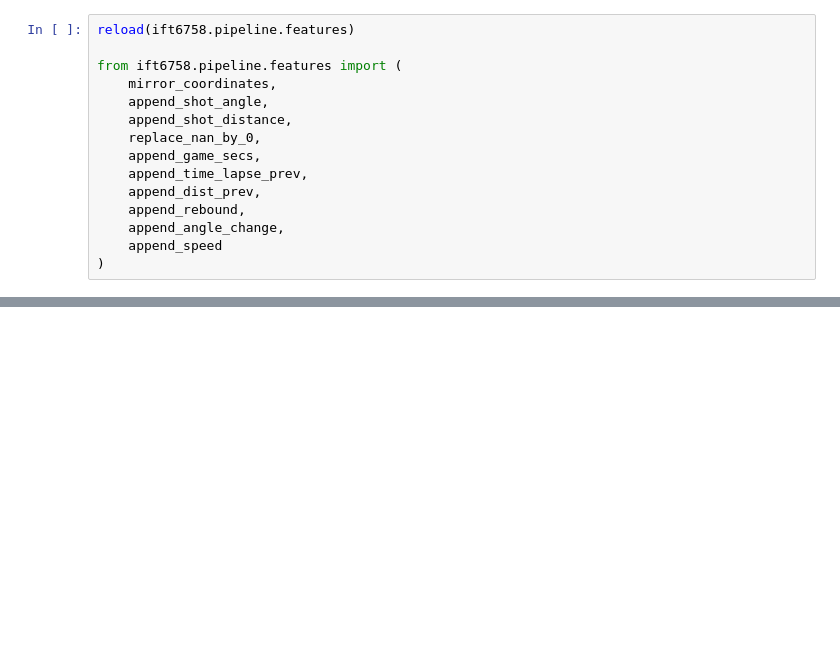
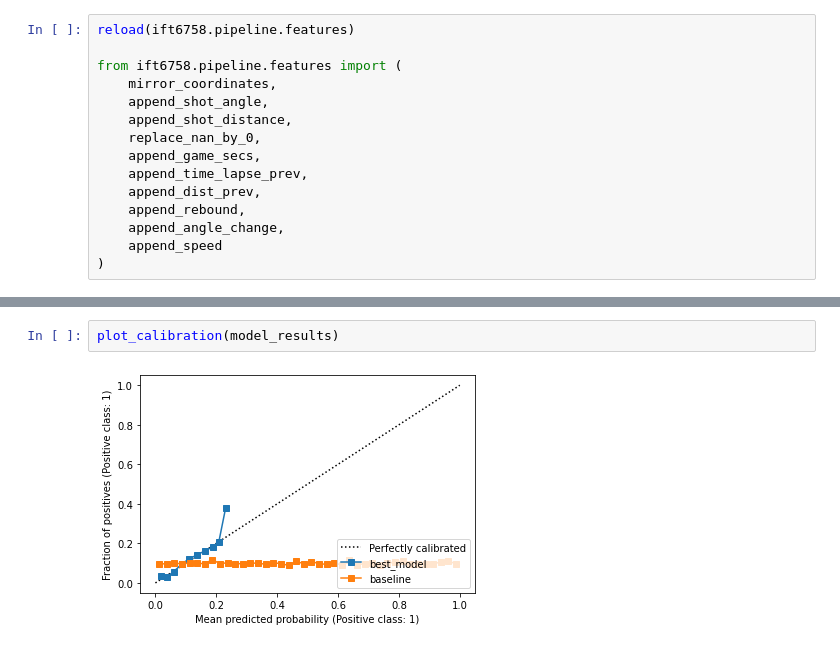
Before and after one commit to williamGlazer/IFT6758, a Jupyter notebook: notebooks/6.experiment_demo.ipynb, the cells around one changed output, grey strips where cells are left out. Cells and saved outputs as stored; diff of their text form; blank space fills up the shorter version.

```diff
--- a/notebooks/6.experiment_demo.ipynb
+++ b/notebooks/6.experiment_demo.ipynb
@@ -103,0 +205,4 @@ str(pipeline.grid.best_estimator_)
+# %%
+plot_calibration(model_results)
+# %% [output]
+[figure, added]
```
Also changed, not shown: parts of 27 cells of this notebook, 1 other file.
